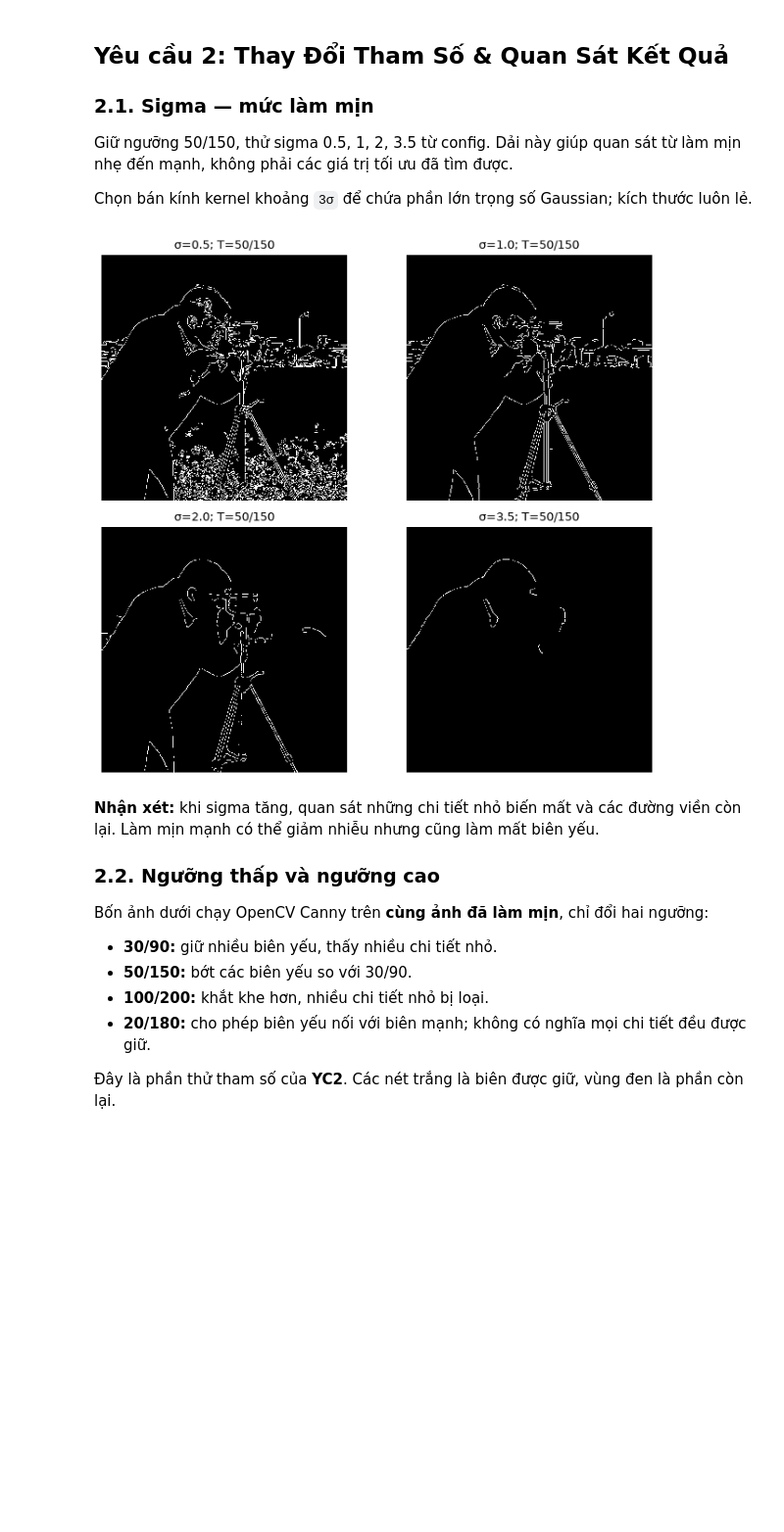
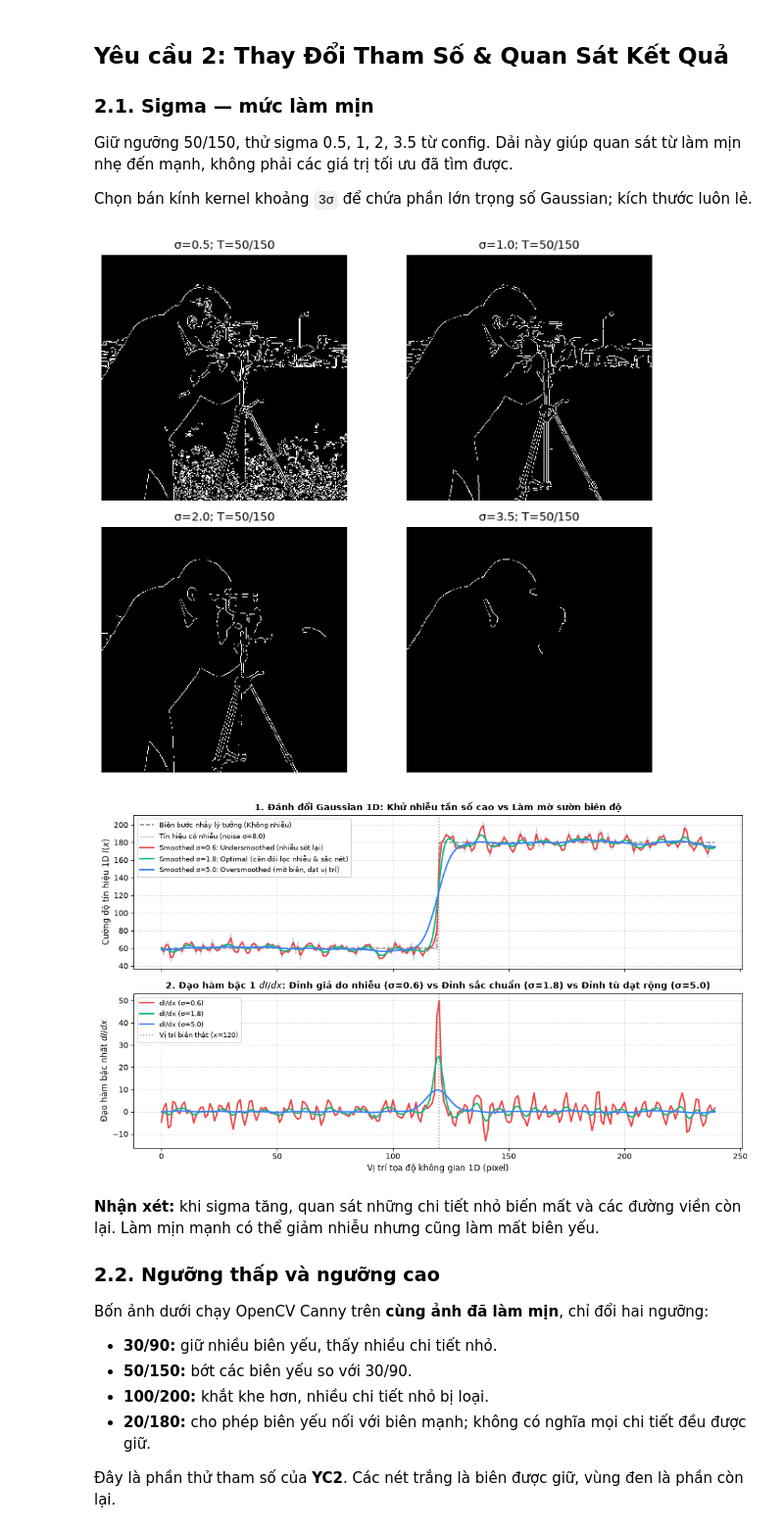
Before and after one commit to bush-le/uth-cv-labs, a Jupyter notebook: notebooks/labs/lab_03.ipynb, the cells around one changed output. Shown at 98% size. Cells and saved outputs as stored; diff of their text form; code cells hidden in the pictures; blank space fills up the shorter version.

```diff
--- a/notebooks/labs/lab_03.ipynb
+++ b/notebooks/labs/lab_03.ipynb
@@ -141,15 +156,20 @@ Chọn bán kính kernel khoảng `3σ` để chứa phần lớn trọng số G
 # %%
 smoothed = cv2.GaussianBlur(img, (ksize, ksize), sigma)
 sigma_images = []
 sigmas = config["tuning_grid"]["sigmas"]
 for value in sigmas:
     r = int(np.ceil(settings["gaussian_radius_sigmas"] * value))
     blurred = cv2.GaussianBlur(img, (2 * r + 1, 2 * r + 1), value)
     edges = cv2.Canny(blurred, low, high, apertureSize=aperture, L2gradient=l2_gradient)
     sigma_images.append(edges)
 show_grid(sigma_images, [f"σ={value}; T={low}/{high}" for value in sigmas], ncols=2)
+
+# --- Visual Analytics (YC2.1): 1D Gaussian Smoothing Tradeoff ---
+visuals.plot_gaussian_tradeoff_1d(noise_sigma=8.0, sigmas=(0.6, 1.8, 5.0))
+plt.show()
 # %% [output]
 [figure]
+[figure, added]
 # %% [markdown]
 **Nhận xét:** khi sigma tăng, quan sát những chi tiết nhỏ biến mất và các đường viền còn lại. Làm mịn mạnh có thể giảm nhiễu nhưng cũng làm mất biên yếu.
 
```
Also changed, not shown: parts of 6 cells of this notebook, 4 other files.
